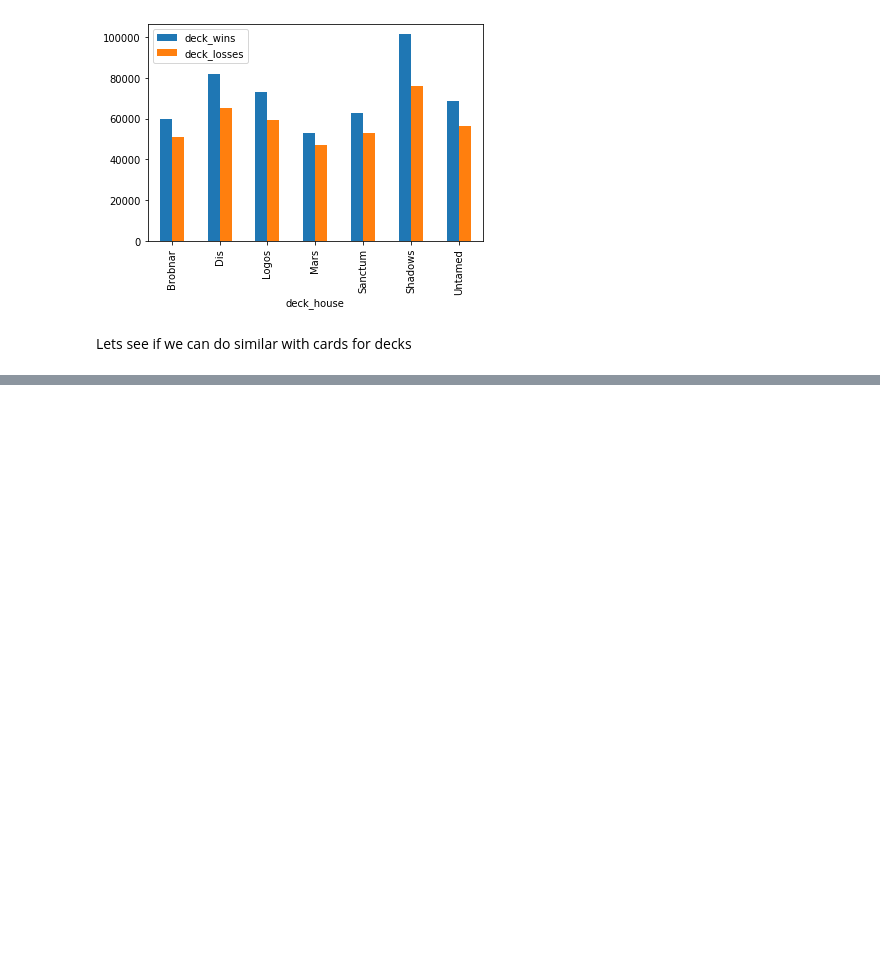
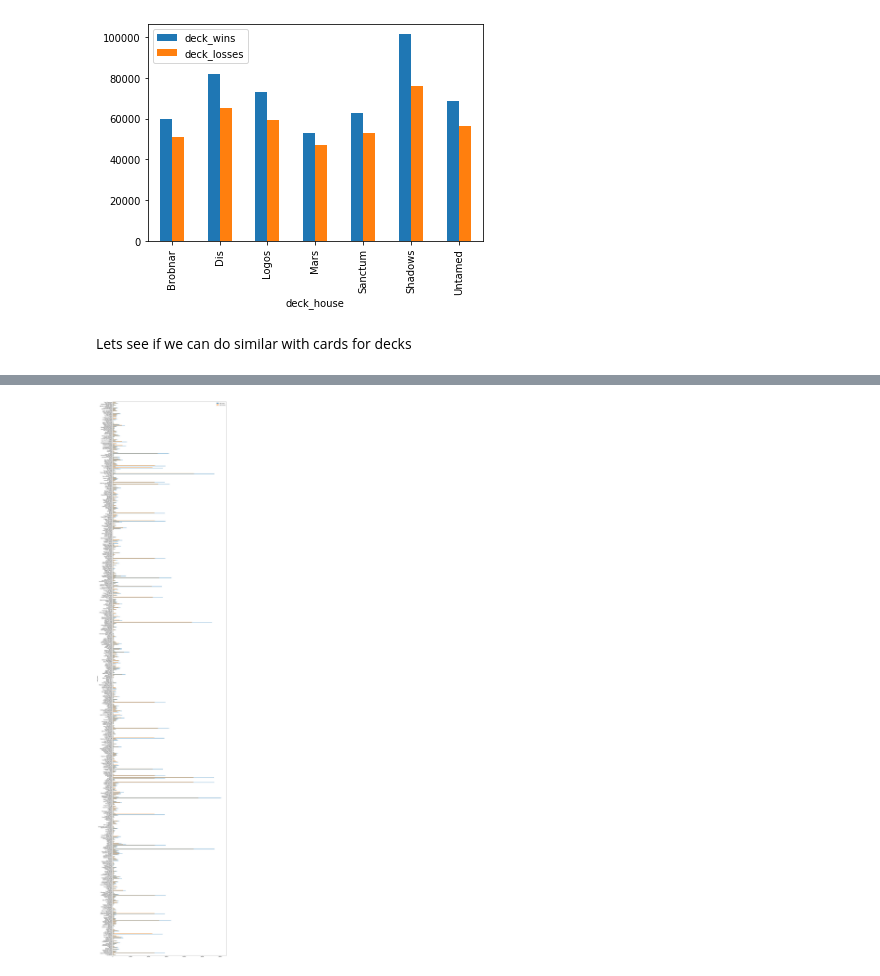
Before and after one commit to barrysheppard/B8IT110-Project, a Jupyter notebook: testing.ipynb, the cells around one changed output, grey strips where cells are left out. Cells and saved outputs as stored; diff of their text form; code cells hidden in the pictures; blank space fills up the shorter version.

```diff
--- a/testing.ipynb
+++ b/testing.ipynb
@@ -334,0 +336,8 @@ result_df
+# %%
+decks = result_df[['deck_wins','deck_losses','card_name']]
+deck_exp = decks.groupby('card_name')
+deck_exp_totals = deck_exp.sum()
+# %%
+my_plot = deck_exp_totals.plot(kind='barh', figsize=(20,100))
+# %% [output]
+[figure, added]
```
Also changed, not shown: parts of 12 cells of this notebook.
